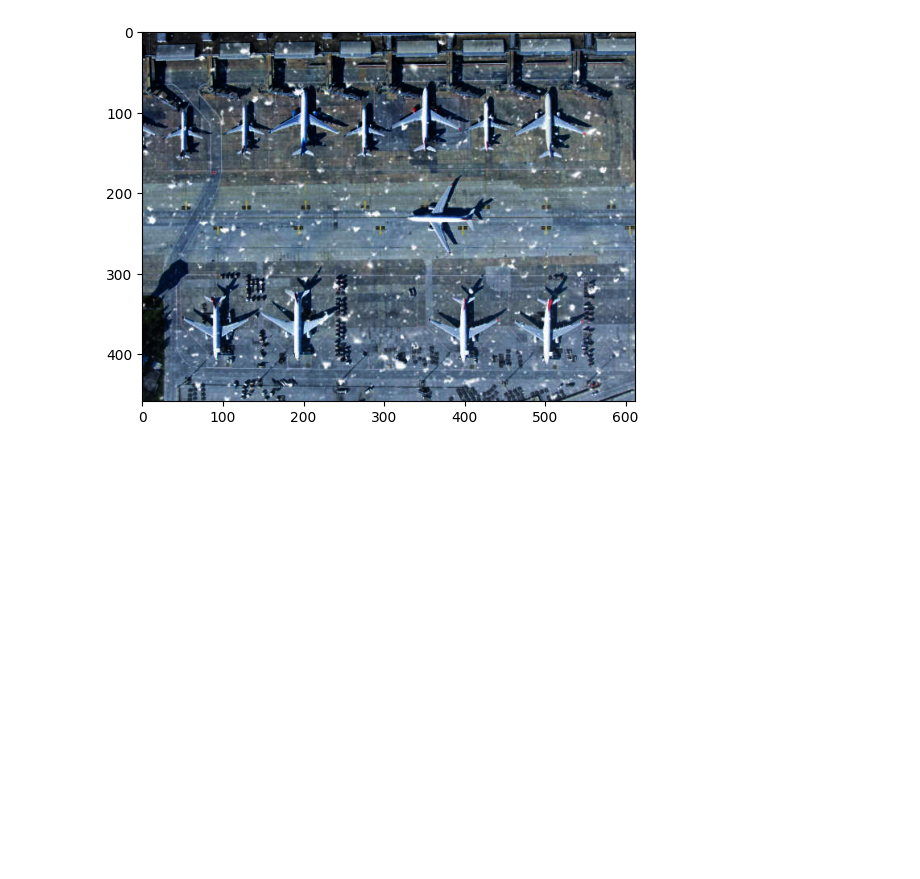
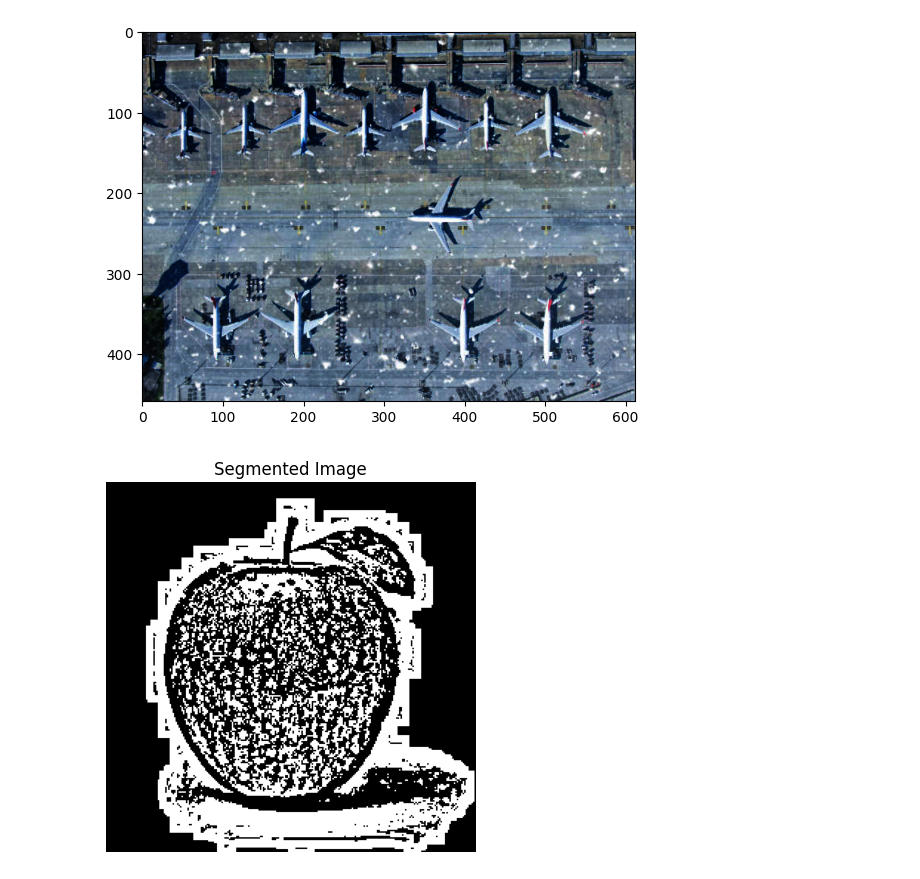
Before and after one commit to Tr-tuhin/DIP_LAB_TASK_2019331534-1-, a Jupyter notebook: Copy_of_DIP_lab_exam_sec[19_20].ipynb, the cells around one changed output. Drawn from its saved outputs; the diff is of its cells as text; code cells hidden in the pictures; blank space fills up the shorter version.

Commit message:
Task 05 Completed

```diff
--- a/Copy_of_DIP_lab_exam_sec[19_20].ipynb
+++ b/Copy_of_DIP_lab_exam_sec[19_20].ipynb
@@ -167,3 +167,39 @@ plt.imshow(gamma_img)
 plt.show()
 # %% [output]
 [figure]
+# %%
+import numpy as np
+import cv2
+import matplotlib.pyplot as plt
+
+img5 = cv2.imread('/content/drive/MyDrive/DIP_Final_Image/DIP_Lab_task_05.jpg')
+
+gray_img = cv2.cvtColor(img5, cv2.COLOR_BGR2GRAY)
+
+img6 = np.zeros_like(gray_img)
+
+rows, cols = gray_img.shape
+block_size = 11
+
+for i in range(rows):
+    for j in range(cols):
+        local_sum = 0
+        count = 0
+        for m in range(i - block_size // 2, i + block_size // 2 + 1):
+            for n in range(j - block_size // 2, j + block_size // 2 + 1):
+                if 0 <= m < rows and 0 <= n < cols:
+                    local_sum += gray_img[m, n]
+                    count += 1
+        local_threshold = local_sum // count
+        if gray_img[i, j] > local_threshold:
+            img6[i, j] = 255
+        else:
+            img6[i, j] = 0
+
+# Plot the segmented image
+plt.imshow(img6, cmap='gray')
+plt.axis('off')
+plt.title('Segmented Image')
+plt.show()
+# %% [output]
+[figure, added]
```
